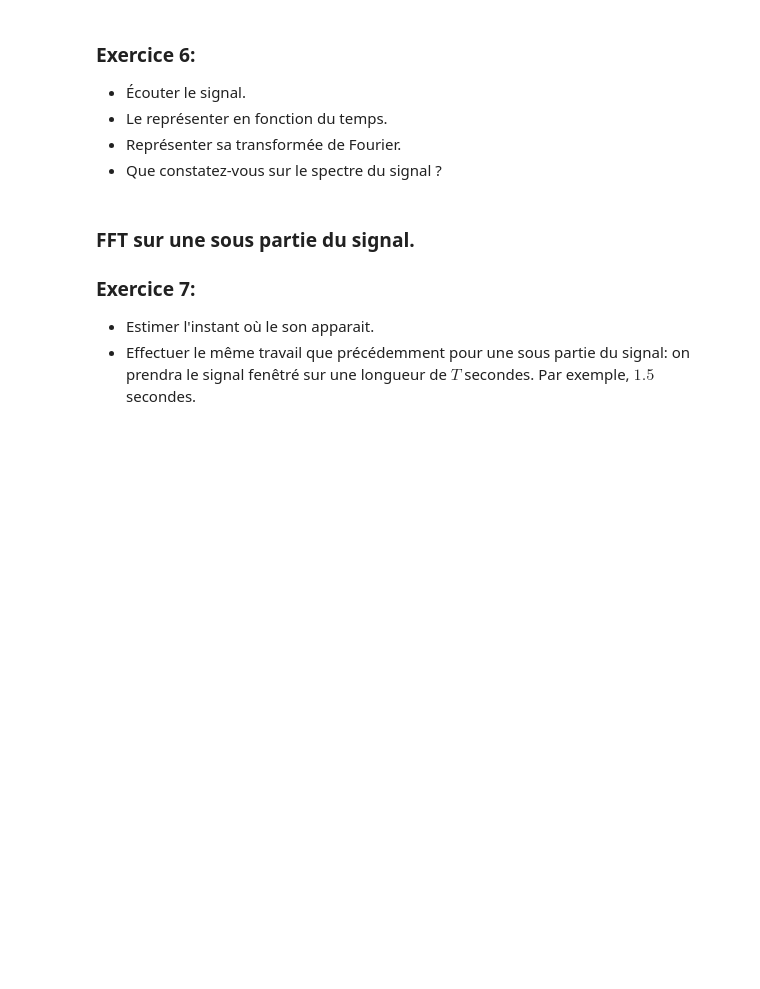
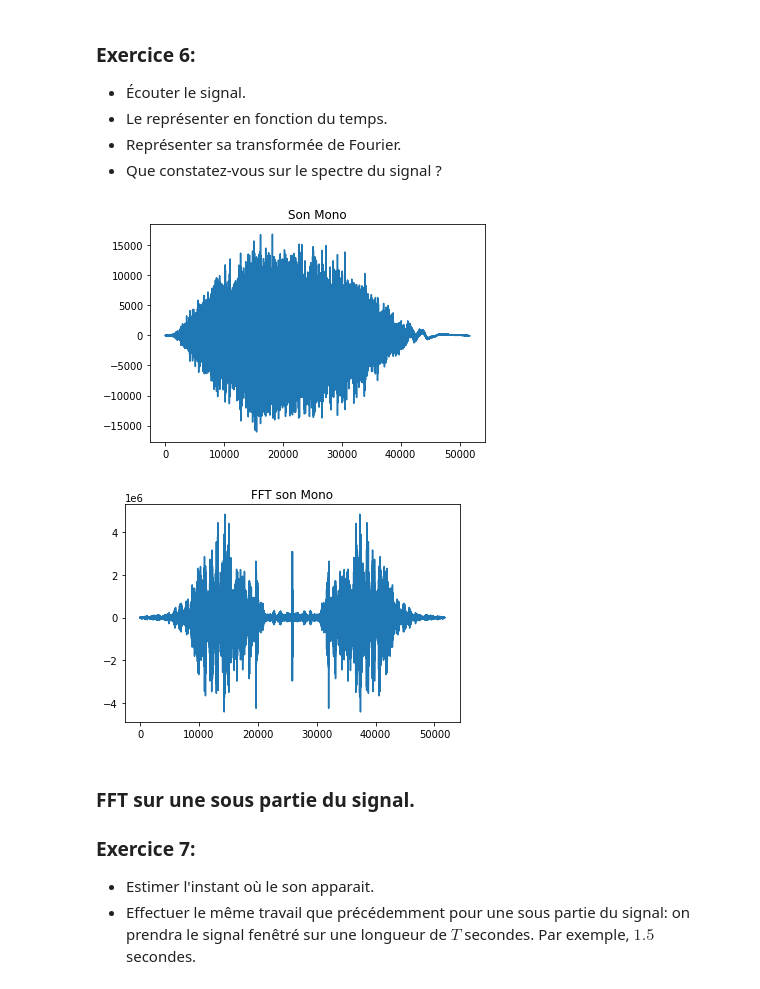
Before and after one commit to guillaume-haerinck/imac-tp-signal, a Jupyter notebook: m2-semestre1/TD1/_TP1 - EEA - Exercices.ipynb, the cells around one changed output. Saved outputs shown, nothing was run; the diff lists cells and outputs as text; code cells hidden in the pictures; blank space fills up the shorter version.

```diff
--- a/m2-semestre1/TD1/_TP1 - EEA - Exercices.ipynb
+++ b/m2-semestre1/TD1/_TP1 - EEA - Exercices.ipynb
@@ -171,6 +211,18 @@ la longueur du signal mono en secondes est  20
 + Le représenter en fonction du temps.
 + Représenter sa transformée de Fourier.
 + Que constatez-vous sur le spectre du signal ?
+# %%
+pl.plot(signal_mono)
+pl.title("Son Mono")
+pl.show()
+
+tf_data = sf.fft(signal_mono)
+pl.plot(sf.fftshift(tf_data))
+pl.title("FFT son Mono")
+pl.show()
+# %% [output]
+[figure, added]
+[figure, added]
 # %% [markdown]
 ### FFT sur une sous partie du signal.
 ### Exercice 7:
```
Also changed, not shown: parts of 10 cells of this notebook.
